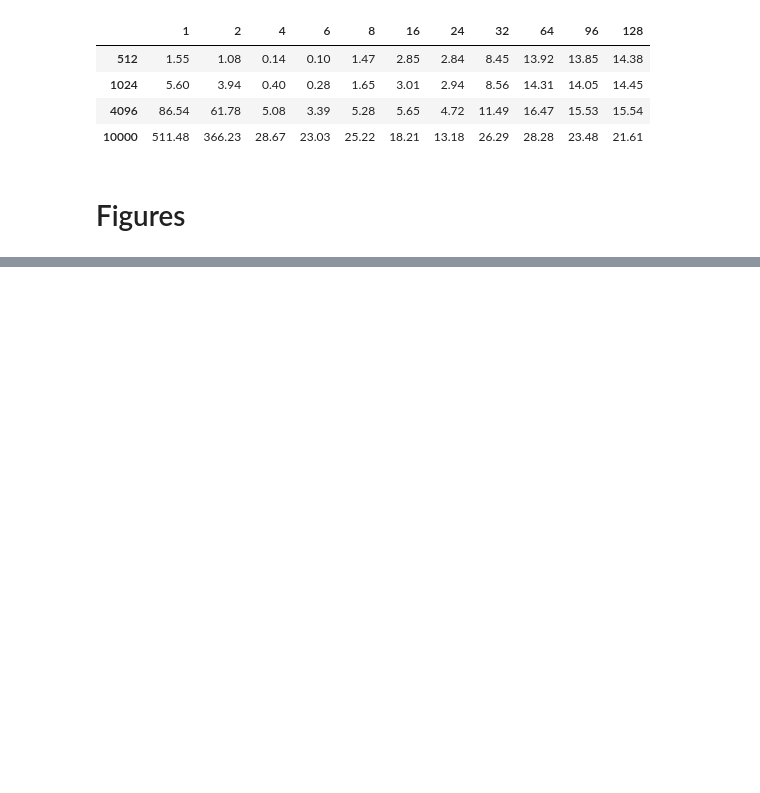
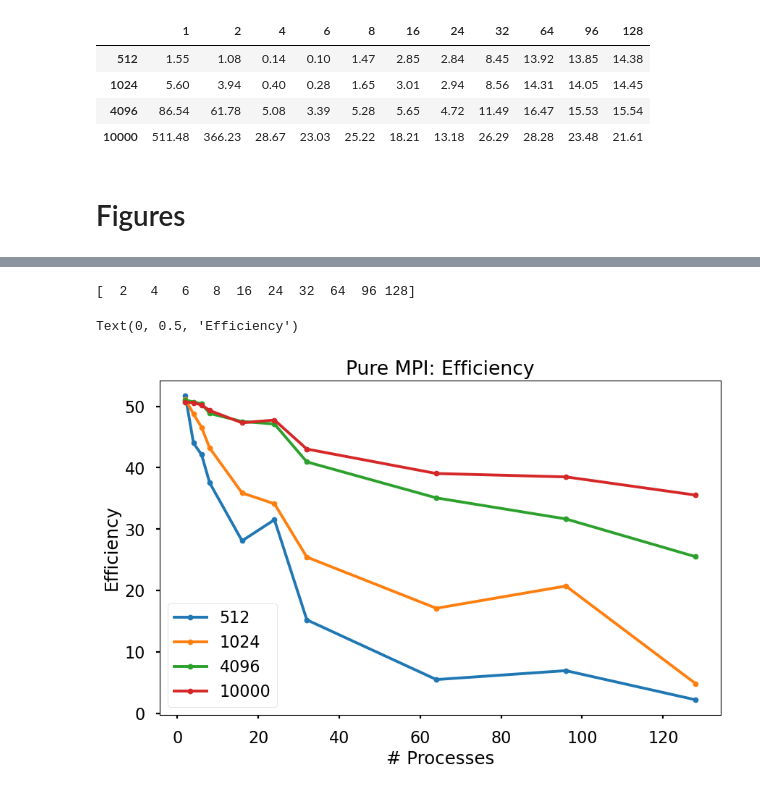
Before and after one commit to jfdev001/parallel-nbody, a Jupyter notebook: notebooks/figures.ipynb, the cells around one changed output, grey strips where cells are left out. Drawn from its saved outputs; the diff is of its cells as text; code cells hidden in the pictures; blank space fills up the shorter version.

```diff
--- a/notebooks/figures.ipynb
+++ b/notebooks/figures.ipynb
@@ -361,0 +398,11 @@ OpenMP Optimized Speedup, Efficiency, and Runtimes
+# %%
+# Efficiencies
+fig_base_efficiency, ax_base_efficiency = generic_performance_plot(base_efficiency_presentation, False, ".-")
+ax_base_efficiency.legend()
+ax_base_efficiency.set_title("Pure MPI: Efficiency")
+ax_base_efficiency.set_xlabel("# Processes")
+ax_base_efficiency.set_ylabel("Efficiency")
+# %% [output]
+[  2   4   6   8  16  24  32  64  96 128]
+Text(0, 0.5, 'Efficiency')
+[figure, added]
```
Also changed, not shown: parts of 4 cells of this notebook.
